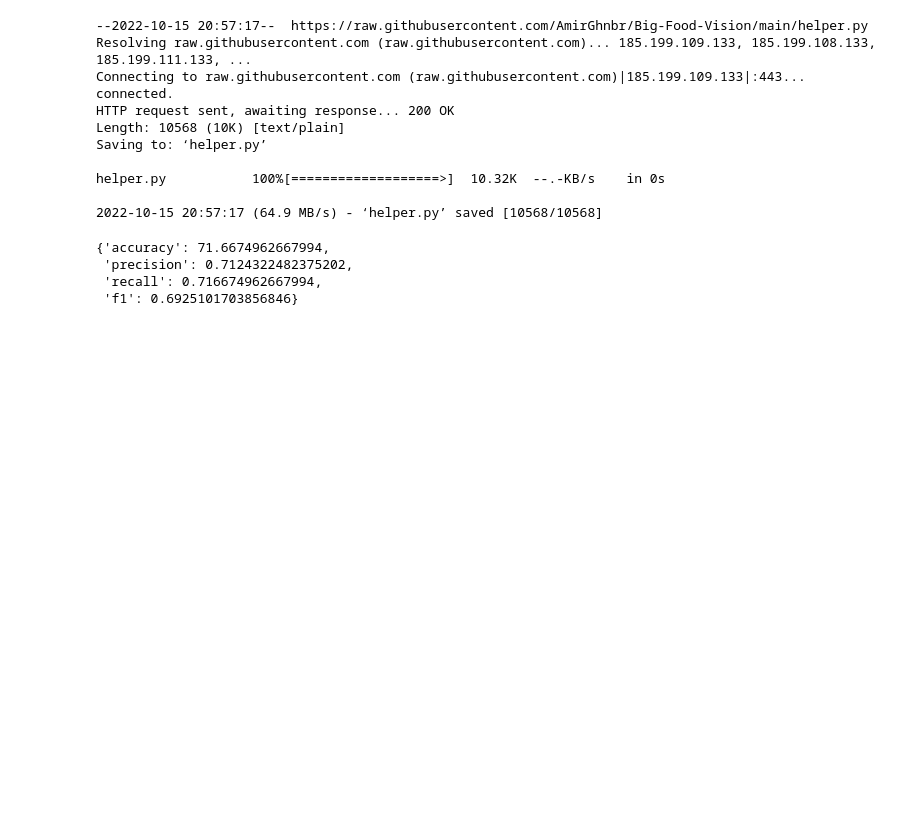
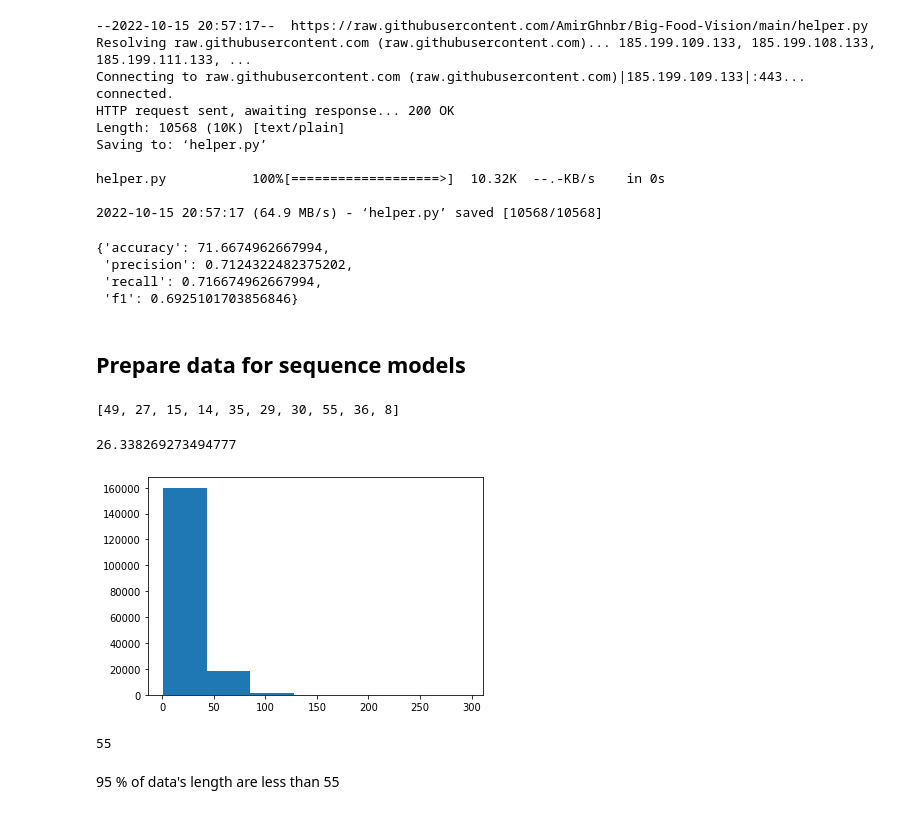
Before and after one commit to AmirGhnbr/PubMed_200k_RCT, a Jupyter notebook: PubMed_200k_RCT.ipynb, the cells around one changed output. Cells and saved outputs as stored; diff of their text form; code cells hidden in the pictures; blank space fills up the shorter version.

Commit message:
Prepare data for sequence models

```diff
--- a/PubMed_200k_RCT.ipynb
+++ b/PubMed_200k_RCT.ipynb
@@ -306,3 +306,5 @@ calculate_results(test_labels_encoded,
  'precision': 0.7124322482375202,
  'recall': 0.716674962667994,
  'f1': 0.6925101703856846}
+# %% [markdown]
+## Prepare data for sequence models
@@ -308,0 +315,22 @@ calculate_results(test_labels_encoded,
+# %%
+sen_length = [len(sentence.split()) for sentence in train_sentences]
+sen_length[:10]
+# %% [output]
+[49, 27, 15, 14, 35, 29, 30, 55, 36, 8]
+# %%
+average_sentence_len = np.mean(sen_length)
+average_sentence_len
+# %% [output]
+26.338269273494777
+# %%
+import matplotlib.pyplot as plt
+plt.hist(sen_length,bins =7);
+# %% [output]
+[figure, added]
+# %%
+output_sec_len = int(np.percentile(sen_length,95))
+output_sec_len
+# %% [output]
+55
+# %% [markdown]
+95 % of data's length are less than 55
```
Also changed, not shown: parts of 1 cell of this notebook.
